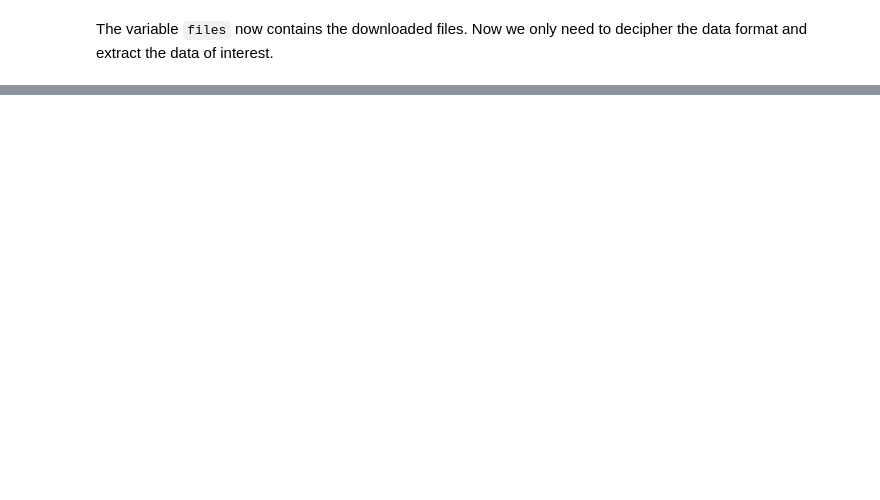
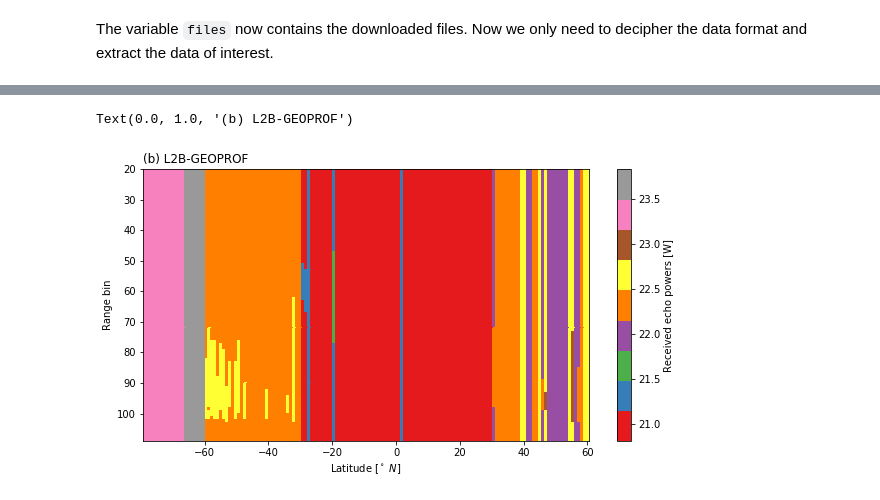
Before and after one commit to SEE-GEO/pansat, a Jupyter notebook: notebooks/products/cloud_sat.ipynb, the cells around one changed output, grey strips where cells are left out. Saved outputs shown, nothing was run; the diff lists cells and outputs as text; code cells hidden in the pictures; blank space fills up the shorter version.

```diff
--- a/notebooks/products/cloud_sat.ipynb
+++ b/notebooks/products/cloud_sat.ipynb
@@ -129,0 +102,5 @@ file.vdata["nbin:2B-GEOPROF"][:]
+# %%
+from pansat.products.satellite.cloud_sat import l2b_cldclass
+files = l2b_cldclass.download(t_0, t_1)
+dataset = l2b_cldclass.open(files[0])
+display(dataset)
@@ -129,0 +118,22 @@ file.vdata["nbin:2B-GEOPROF"][:]
+# %%
+%matplotlib inline
+import matplotlib.pyplot as plt
+from matplotlib.colors import Normalize
+
+start = 10000
+end = 25000
+stride = 100
+pwrs = dataset["cloud_scenario"][start:end:stride, 20:110] / 100.0
+lats = dataset["latitude"][start:end:stride]
+bins = dataset["bins"][20:110]
+
+plt.figure(figsize=(10, 5))
+plt.pcolormesh(lats, bins, pwrs.T, cmap="Set1")
+plt.colorbar(label="Received echo powers [W]")
+plt.gca().invert_yaxis()
+plt.xlabel(r"Latitude [$^\circ\ N$]")
+plt.ylabel("Range bin");
+plt.title("(b) L2B-GEOPROF", loc="left")
+# %% [output]
+Text(0.0, 1.0, '(b) L2B-GEOPROF')
+[figure, added]
```
Also changed, not shown: parts of 21 cells of this notebook, 8 other files.
